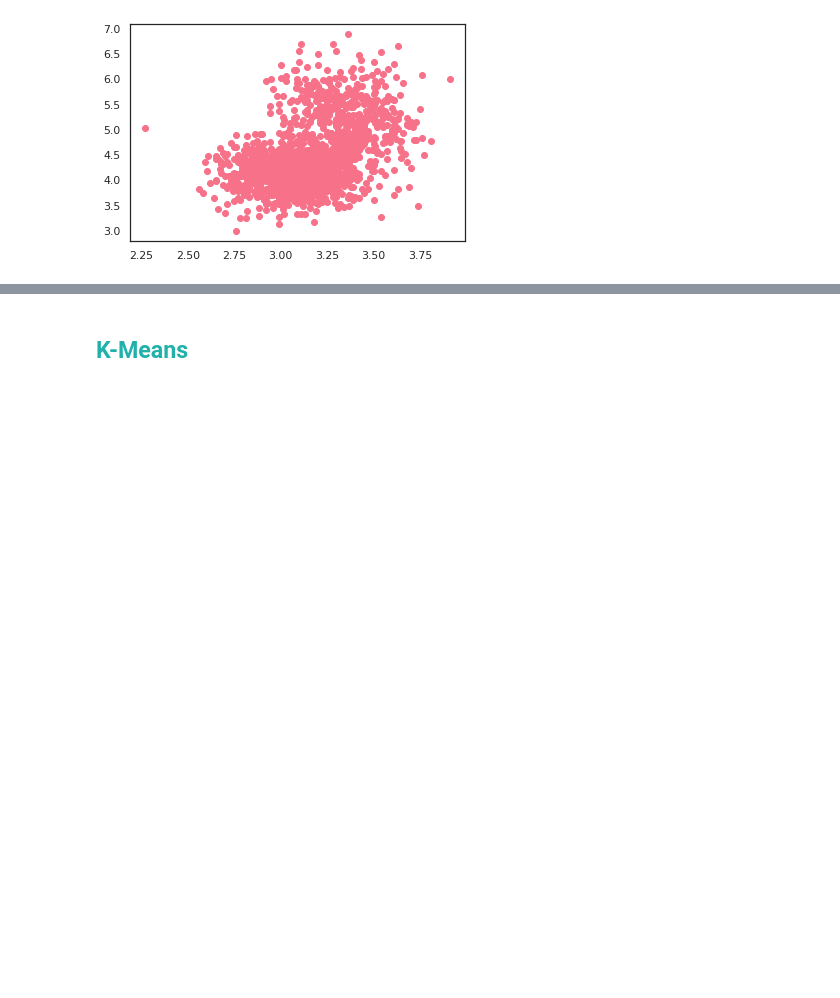
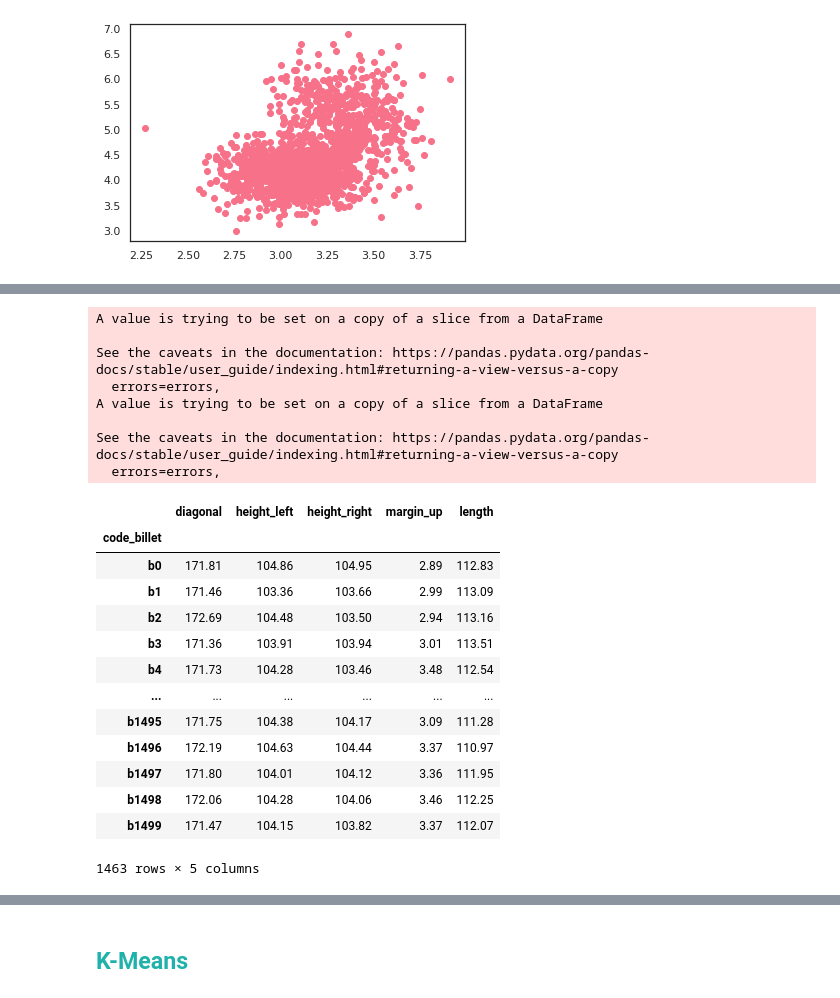
Before and after one commit to Randasabag/Detectez-des-faux-billets-avec-R-ou-Python, a Jupyter notebook: P10.ipynb, the cells around one changed output, grey strips where cells are left out. Saved outputs shown, nothing was run; the diff lists cells and outputs as text; code cells hidden in the pictures; blank space fills up the shorter version.

```diff
--- a/P10.ipynb
+++ b/P10.ipynb
@@ -633,0 +593,37 @@ ValueError: ignored
+# %%
+from sklearn.linear_model import LinearRegression
+model = LinearRegression()
+df_billets_var = df_billets[variables]
+testdf = df_billets_var[df_billets_var['margin_low'].isnull()==True]
+traindf = df_billets_var[df_billets_var['margin_low'].isnull()==False]
+y = traindf['margin_low']
+traindf.drop("margin_low", axis=1, inplace=True)
+#entrainement
+model.fit(traindf,y)
+testdf.drop("margin_low", axis=1, inplace=True)
+
+traindf
+#testdf
+# %% [output]
+A value is trying to be set on a copy of a slice from a DataFrame
+
+See the caveats in the documentation: https://pandas.pydata.org/pandas-docs/stable/user_guide/indexing.html#returning-a-view-versus-a-copy
+  errors=errors,
+A value is trying to be set on a copy of a slice from a DataFrame
+
+See the caveats in the documentation: https://pandas.pydata.org/pandas-docs/stable/user_guide/indexing.html#returning-a-view-versus-a-copy
+  errors=errors,
+|  | diagonal | height_left | height_right | margin_up | length |
+| code_billet |  |  |  |  |  |
+| b0 | 171.81 | 104.86 | 104.95 | 2.89 | 112.83 |
+| b1 | 171.46 | 103.36 | 103.66 | 2.99 | 113.09 |
+| b2 | 172.69 | 104.48 | 103.50 | 2.94 | 113.16 |
+| b3 | 171.36 | 103.91 | 103.94 | 3.01 | 113.51 |
+| b4 | 171.73 | 104.28 | 103.46 | 3.48 | 112.54 |
+| ... | ... | ... | ... | ... | ... |
+| b1495 | 171.75 | 104.38 | 104.17 | 3.09 | 111.28 |
+| b1496 | 172.19 | 104.63 | 104.44 | 3.37 | 110.97 |
+| b1497 | 171.80 | 104.01 | 104.12 | 3.36 | 111.95 |
+| b1498 | 172.06 | 104.28 | 104.06 | 3.46 | 112.25 |
+| b1499 | 171.47 | 104.15 | 103.82 | 3.37 | 112.07 |
+1463 rows × 5 columns
```
Also changed, not shown: parts of 14 cells of this notebook.
